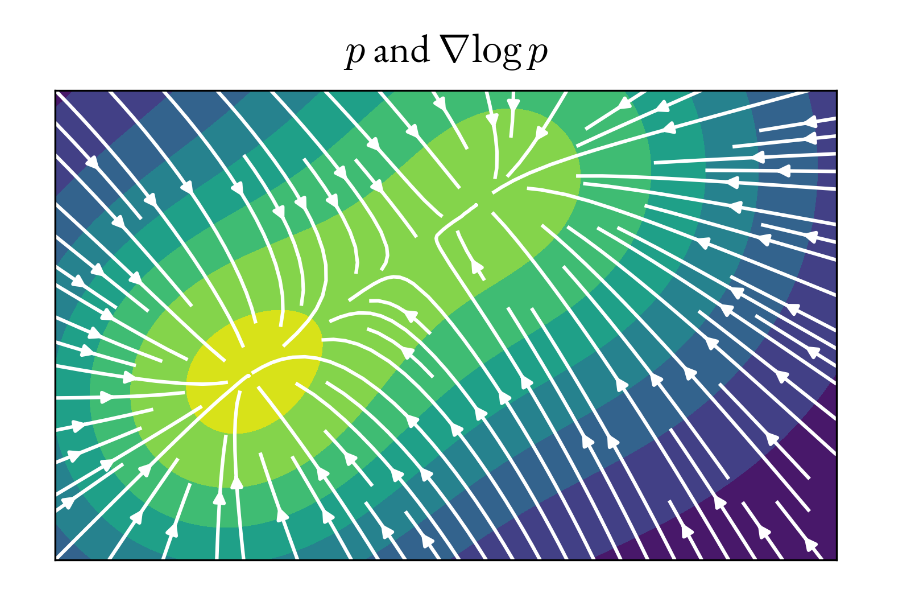
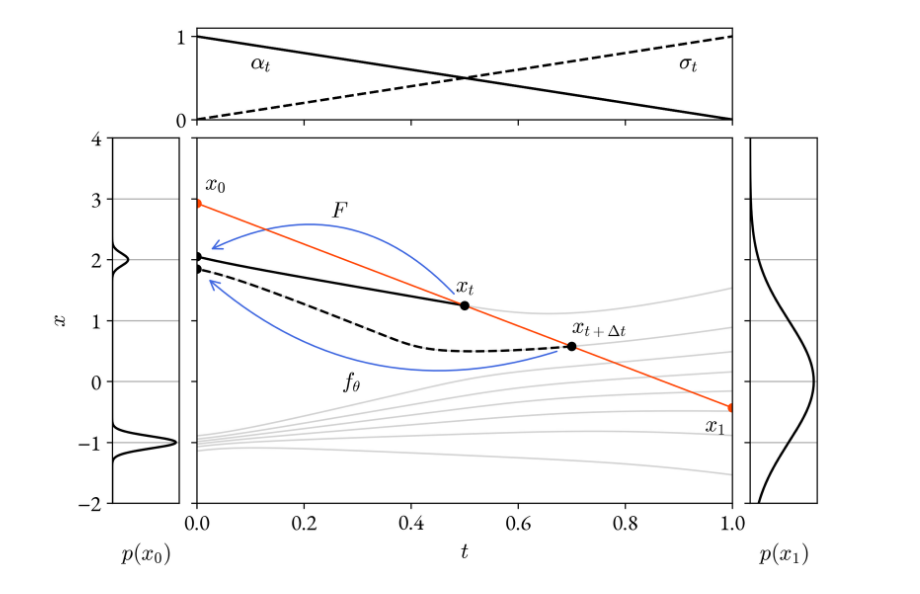
Before and after one commit to allaisandrea/allaisandrea.github.io, a Jupyter notebook: _plot/notebook.ipynb, the cells around one changed output. Drawn from its saved outputs; the diff is of its cells as text; code cells hidden in the pictures.

Commit message:
Consistency models

```diff
--- a/_plot/notebook.ipynb
+++ b/_plot/notebook.ipynb
@@ -98,9 +98,13 @@ plt.show(template.figure)
 diffusion = importlib.reload(diffusion)
 template = diffusion.plot_slope_distribution(0.1, None, None)
 plt.show(template.figure)
+# %%
+diffusion = importlib.reload(diffusion)
+template = diffusion.plot_consistency_model_integration(None)
+plt.show(template.figure)
+# %% [output]
+[figure, added]
 # %%
 diffusion = importlib.reload(diffusion)
 template = diffusion.plot_p_and_score(None)
 plt.show(template.figure)
-# %% [output]
-[figure, removed]
```
Also changed, not shown: 14 other files.
